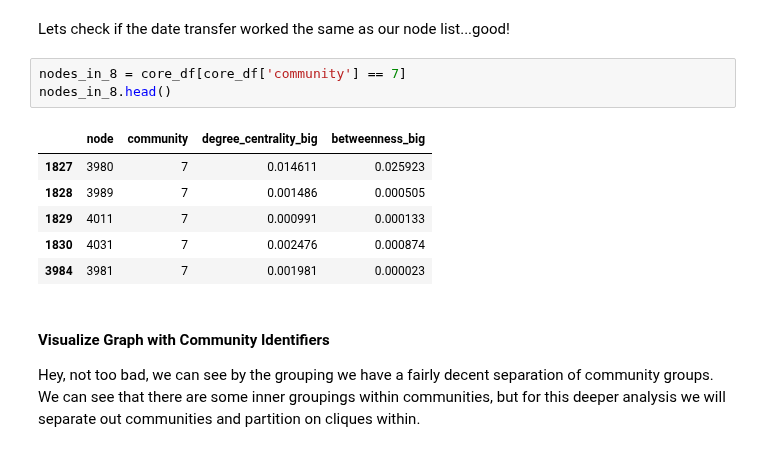
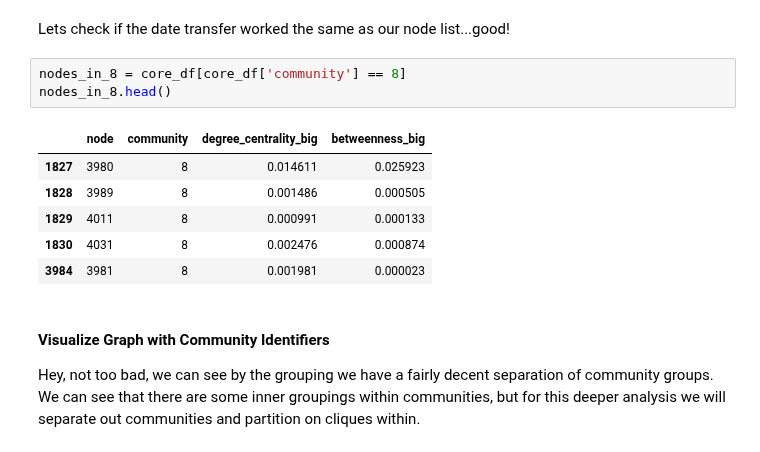
Before and after one commit to showmalley/code_portfolio, a Jupyter notebook: Python -- Network Analysis/Social Network Analysis.ipynb, the cells around one changed output. Saved outputs shown, nothing was run; the diff lists cells and outputs as text.

```diff
--- a/Python -- Network Analysis/Social Network Analysis.ipynb
+++ b/Python -- Network Analysis/Social Network Analysis.ipynb
@@ -483,15 +484,15 @@ core_df.head()
 # %% [markdown]
 Lets check if the date transfer worked the same as our node list...good!
 # %%
-nodes_in_8 = core_df[core_df['community'] == 7]
+nodes_in_8 = core_df[core_df['community'] == 8]
 nodes_in_8.head()
 # %% [output]
 |  | node | community | degree_centrality_big | betweenness_big |
-| 1827 | 3980 | 7 | 0.014611 | 0.025923 |
-| 1828 | 3989 | 7 | 0.001486 | 0.000505 |
-| 1829 | 4011 | 7 | 0.000991 | 0.000133 |
-| 1830 | 4031 | 7 | 0.002476 | 0.000874 |
-| 3984 | 3981 | 7 | 0.001981 | 0.000023 |
+| 1827 | 3980 | 8 | 0.014611 | 0.025923 |
+| 1828 | 3989 | 8 | 0.001486 | 0.000505 |
+| 1829 | 4011 | 8 | 0.000991 | 0.000133 |
+| 1830 | 4031 | 8 | 0.002476 | 0.000874 |
+| 3984 | 3981 | 8 | 0.001981 | 0.000023 |
 # %% [markdown]
 #### Visualize Graph with Community Identifiers
 
```
Also changed, not shown: parts of 38 cells of this notebook.
